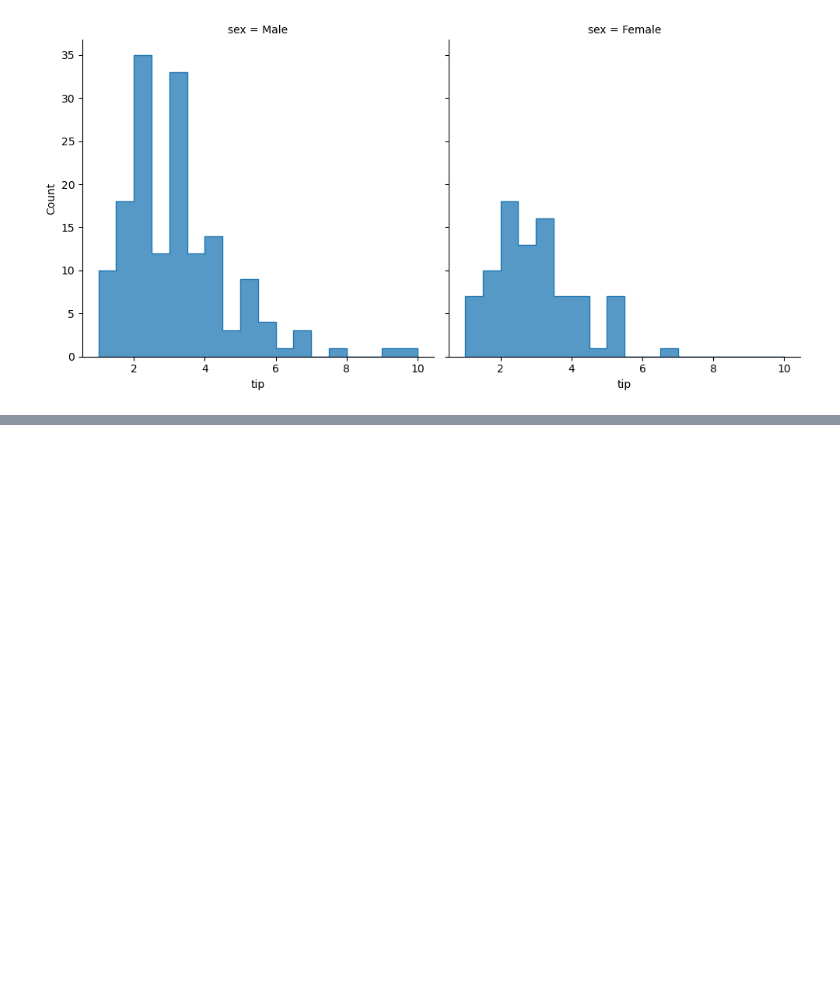
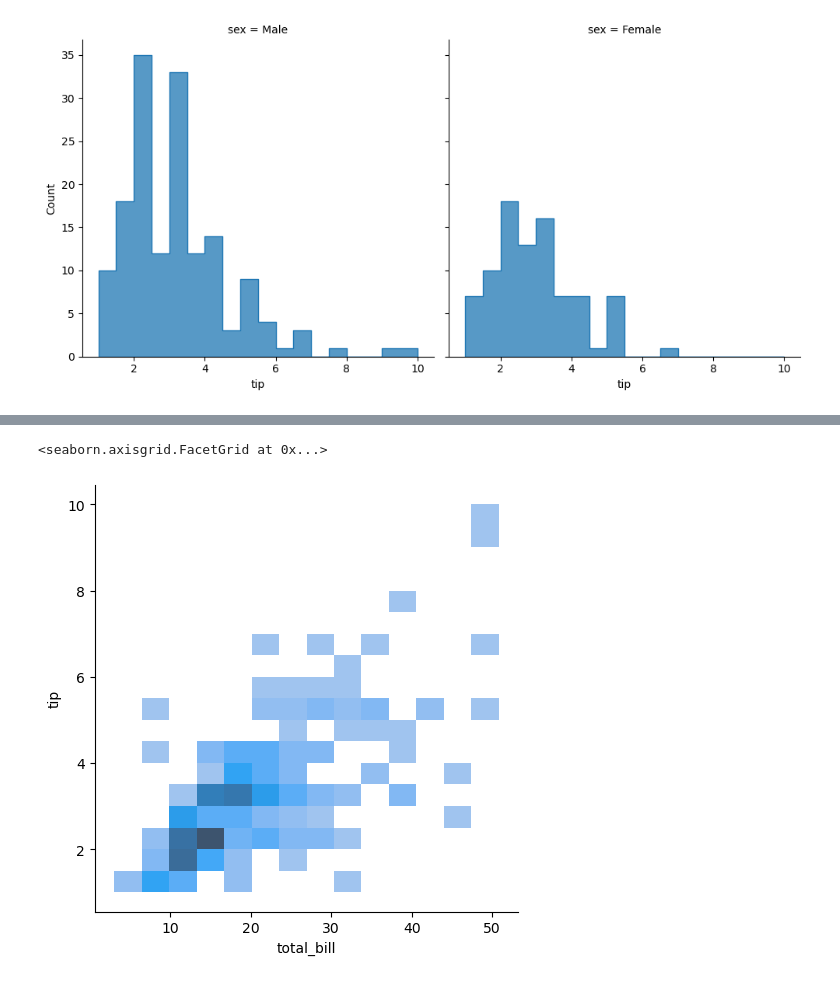
Before and after one commit to rakeshtunasahu/All-about-Python-basic-OOPs-libraries-, a Jupyter notebook: Seaborn/distribution_plot.ipynb, the cells around one changed output, grey strips where cells are left out. Cells and saved outputs as stored; diff of their text form; code cells hidden in the pictures; blank space fills up the shorter version.

```diff
--- a/Seaborn/distribution_plot.ipynb
+++ b/Seaborn/distribution_plot.ipynb
@@ -105,0 +123,10 @@ sns.displot(data=tips, x='tip', kind='hist',col='sex',element='step')
+# %%
+# Bivariate histogram
+# A bivariate histogram bins the data within rectangles that tile the plot
+# and then shows the count of observations within each rectangle with the fill color
+
+# sns.histplot(data=tips, x='total_bill', y='tip')
+sns.displot(data=tips, x='total_bill', y='tip',kind='hist')
+# %% [output]
+<seaborn.axisgrid.FacetGrid at 0x...>
+[figure, added]
```
Also changed, not shown: parts of 4 cells of this notebook.
